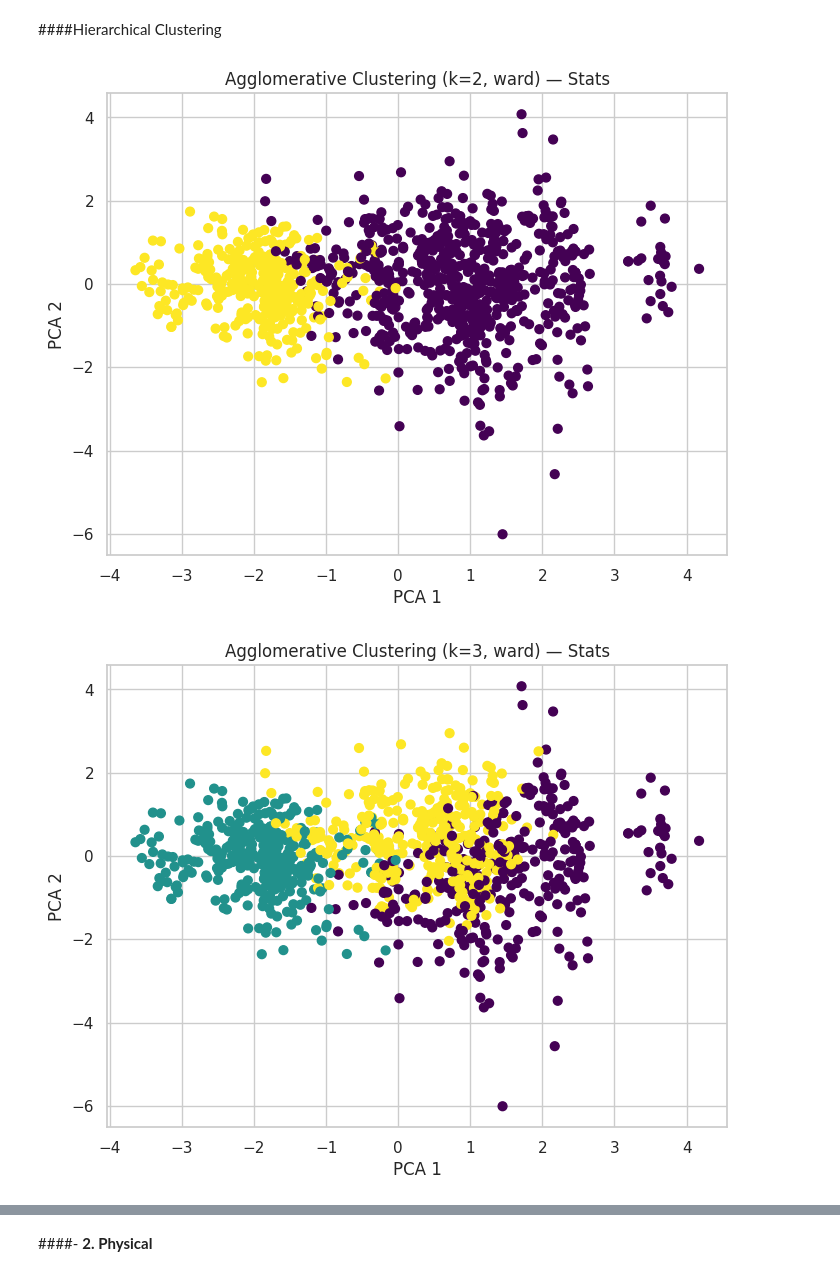
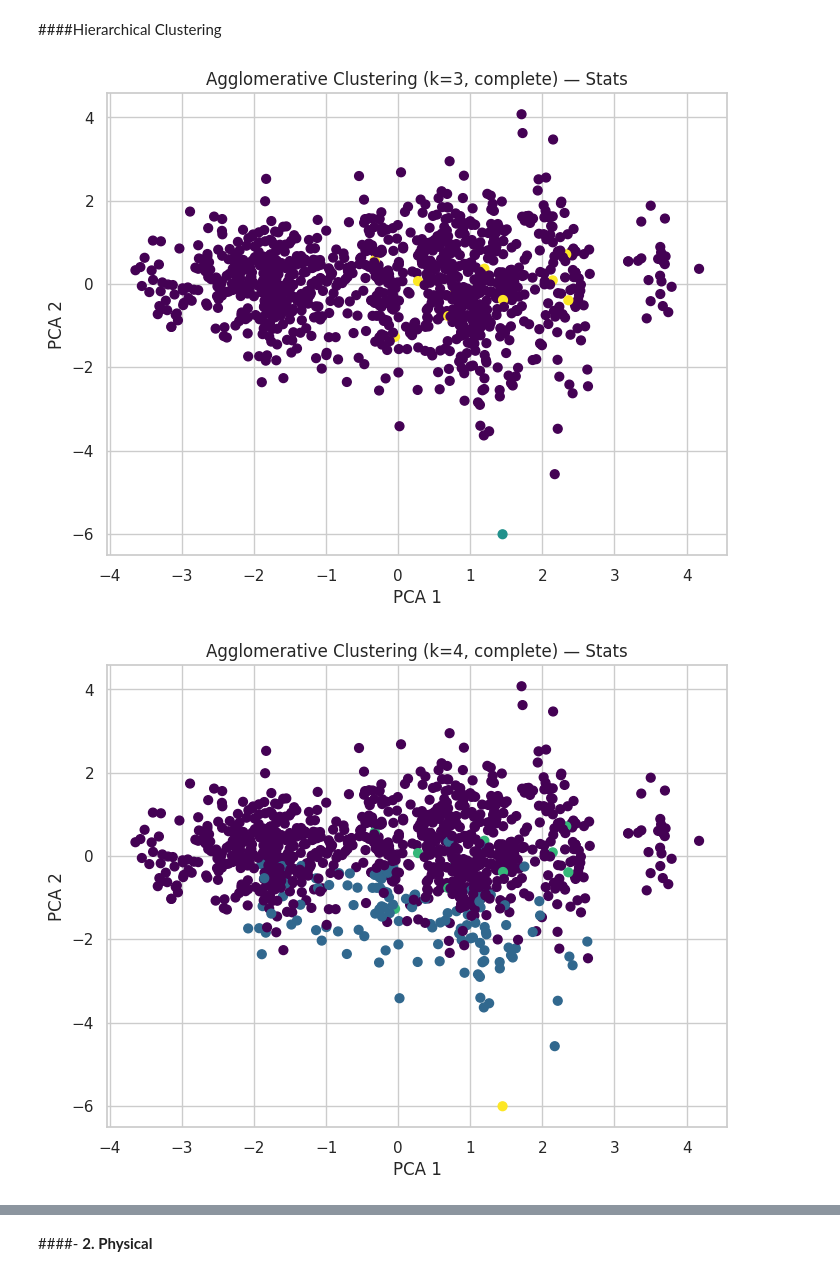
Before and after one commit to NathanaelLUCETTE/projet_ML, a Jupyter notebook: pokemon_clustering_project.ipynb, the cells around one changed output, grey strips where cells are left out. Saved outputs shown, nothing was run; the diff lists cells and outputs as text; code cells hidden in the pictures.

```diff
--- a/pokemon_clustering_project.ipynb
+++ b/pokemon_clustering_project.ipynb
@@ -649,7 +649,7 @@ from sklearn.cluster import AgglomerativeClustering
 from sklearn.decomposition import PCA
 import matplotlib.pyplot as plt
 
-def run_agglomerative(data_scaled, k, linkage="ward", title=""):
+def run_agglomerative(data_scaled, k, linkage="complete", title=""):
     agg = AgglomerativeClustering(n_clusters=k, linkage=linkage)
     labels = agg.fit_predict(data_scaled)
 
@@ -688,8 +699,8 @@ labels_stats_2 = run_dbscan(df_stats_scaled, eps = 0.6, min_samples=5, title="St
 # %% [markdown]
 ####Hierarchical Clustering
 # %%
-labels_stats_2 = run_agglomerative(df_stats_scaled, 2, title="Stats")
-labels_stats_3 = run_agglomerative(df_stats_scaled, 3, title="Stats")
+labels_stats_2 = run_agglomerative(df_stats_scaled, 3, title="Stats")
+labels_stats_3 = run_agglomerative(df_stats_scaled, 4, title="Stats")
 # %% [output]
-[figure, old version]
+[figure, new version]
-[figure, old version]
+[figure, new version]
```
Also changed, not shown: parts of 6 cells of this notebook.
